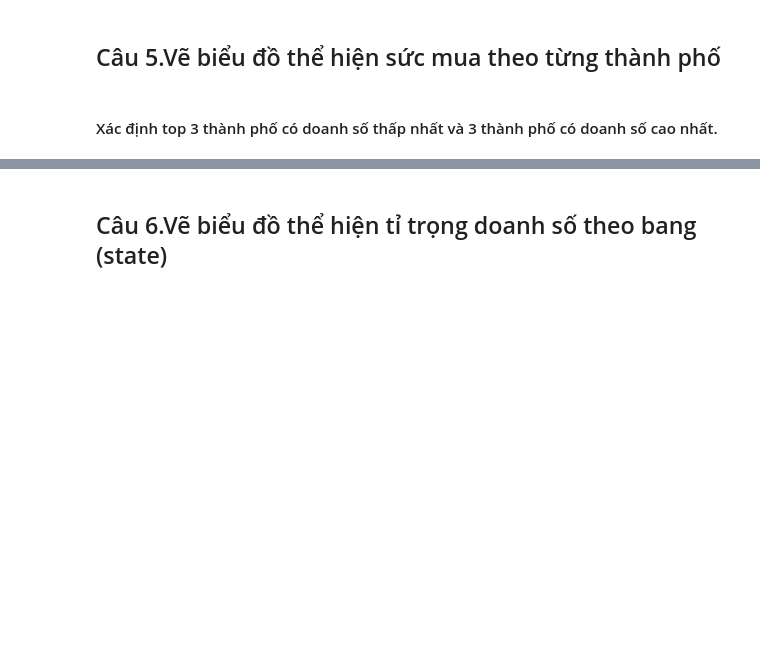
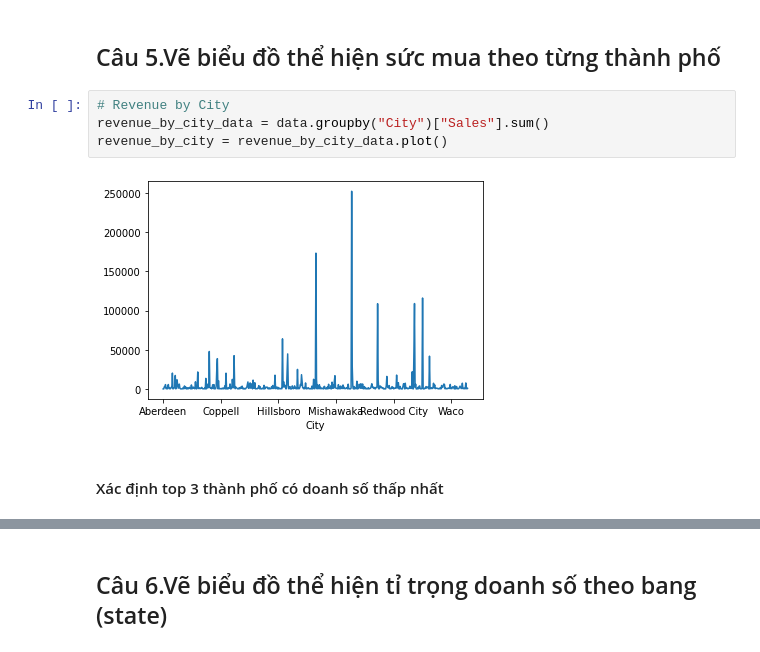
Before and after one commit to khanh22mse23057/python4engineer-assignments, a Jupyter notebook: FinalAssignments_Practice&Build_API_with_Superstore_Sales_Dataset_Analysis.ipynb, the cells around one changed output, grey strips where cells are left out. Drawn from its saved outputs; the diff is of its cells as text; blank space fills up the shorter version.

```diff
--- a/FinalAssignments_Practice&Build_API_with_Superstore_Sales_Dataset_Analysis.ipynb
+++ b/FinalAssignments_Practice&Build_API_with_Superstore_Sales_Dataset_Analysis.ipynb
@@ -118,4 +172,10 @@ Cho biết doanh thu trung bình trong 3 tháng gần nhất.
 # %% [markdown]
 ## Câu 5.Vẽ biểu đồ thể hiện sức mua theo từng thành phố
+# %%
+# Revenue by City
+revenue_by_city_data = data.groupby("City")["Sales"].sum()
+revenue_by_city = revenue_by_city_data.plot()
+# %% [output]
+[figure, added]
 # %% [markdown]
-#### Xác định top 3 thành phố có doanh số thấp nhất và 3 thành phố có doanh số cao nhất.
+#### Xác định top 3 thành phố có doanh số thấp nhất
```
Also changed, not shown: parts of 16 cells of this notebook.
